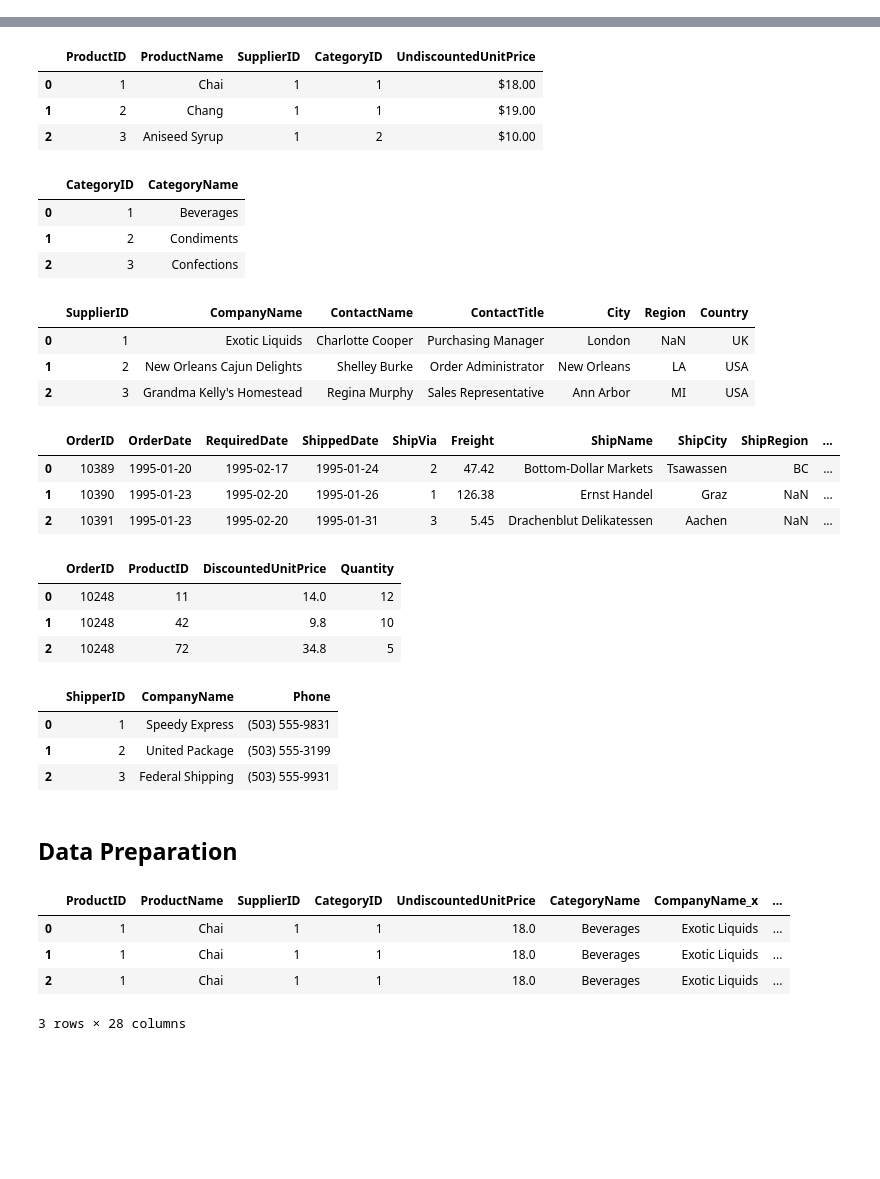
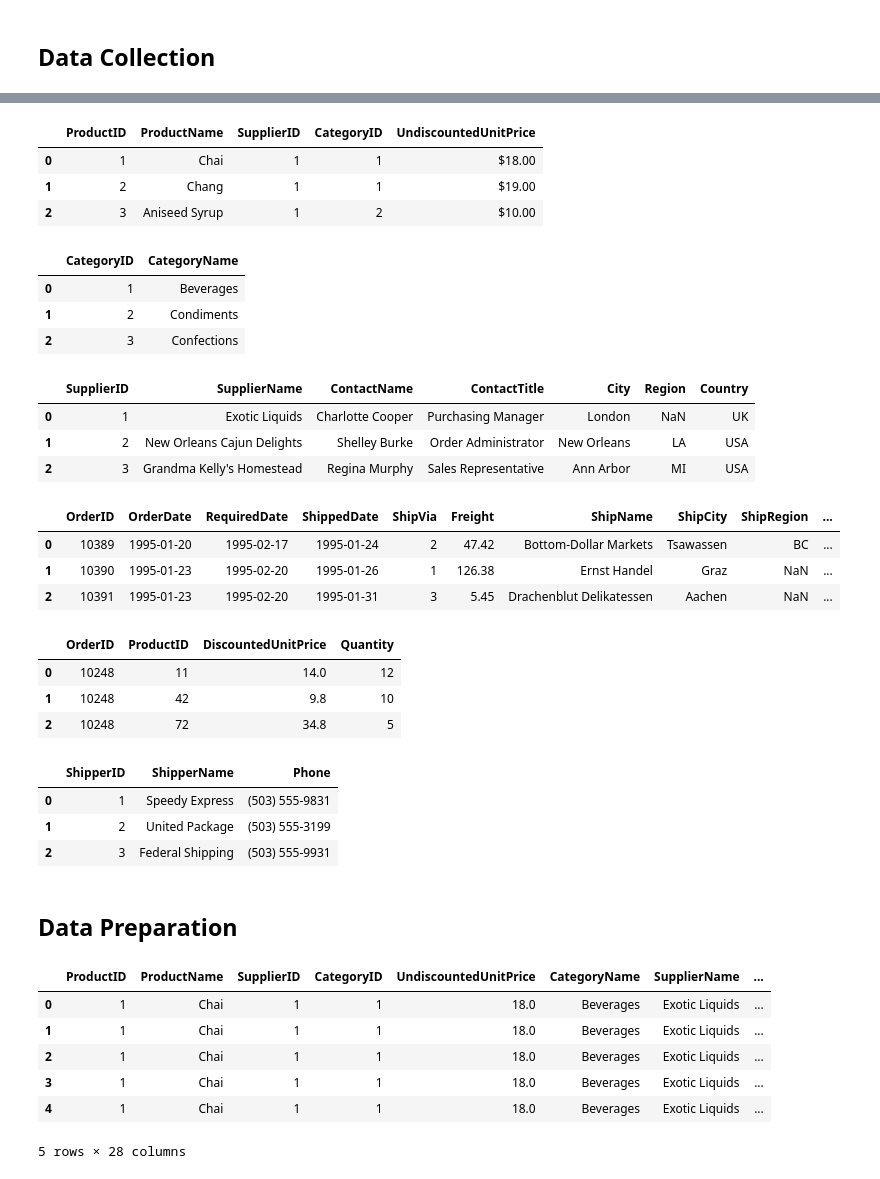
Before and after one commit to Waleed18574/Python-Project-Analyzing-Northwind-Data, a Jupyter notebook: notebook/Suppliers-Analysis.ipynb, the cells around one changed output, grey strips where cells are left out. Saved outputs shown, nothing was run; the diff lists cells and outputs as text; code cells hidden in the pictures; blank space fills up the shorter version.

Commit message:
added the suppliers_analysis.ipynb file

```diff
--- a/notebook/Suppliers-Analysis.ipynb
+++ b/notebook/Suppliers-Analysis.ipynb
@@ -1,3 +3,5 @@
+# %% [markdown]
+## **Data Collection**
 # %%
 import pandas as pd
 import matplotlib.pyplot as plt
@@ -6,6 +11,6 @@ import folium as fm
 # %%
 products_cols = ["ProductID","ProductName","SupplierID","CategoryID","UndiscountedUnitPrice",]
-suppliers_cols = ["SupplierID","CompanyName","ContactName","ContactTitle","City","Region","Country"]
+suppliers_cols = ["SupplierID","SupplierName","ContactName","ContactTitle","City","Region","Country"]
 orders_cols = ["OrderID","OrderDate","RequiredDate","ShippedDate","ShipVia","Freight","ShipName","ShipCity","ShipRegion","ShipPostalCode","ShipCountry"]
 categories_cols = ["CategoryID","CategoryName"]
 
@@ -13,6 +18,6 @@ products = pd.read_csv("../data/products.csv", usecols=products_cols, encoding='
 categories = pd.read_csv("../data/categories.csv", usecols=categories_cols, encoding='latin1')
 suppliers = pd.read_csv("../data/suppliers.csv", usecols=suppliers_cols, encoding='latin1')
 orders = pd.read_csv("../data/orders.csv", usecols= orders_cols, encoding='latin1')
-order_details = pd.read_csv("../data/order_details.csv")
-shippers = pd.read_csv("../data/shippers.csv")
+order_details = pd.read_csv("../data/order_details.csv",encoding='latin1')
+shippers = pd.read_csv("../data/shippers.csv",encoding='latin1')
 # %%
@@ -59,7 +64,7 @@ display(products.head(3), categories.head(3),suppliers.head(3), orders.head(3),
 | 0 | 1 | Beverages |
 | 1 | 2 | Condiments |
 | 2 | 3 | Confections |
-|  | SupplierID | CompanyName | ContactName | ContactTitle | City | Region | Country |
+|  | SupplierID | SupplierName | ContactName | ContactTitle | City | Region | Country |
 | 0 | 1 | Exotic Liquids | Charlotte Cooper | Purchasing Manager | London | NaN | UK |
 | 1 | 2 | New Orleans Cajun Delights | Shelley Burke | Order Administrator | New Orleans | LA | USA |
 | 2 | 3 | Grandma Kelly's Homestead | Regina Murphy | Sales Representative | Ann Arbor | MI | USA |
@@ -71,36 +76,39 @@ display(products.head(3), categories.head(3),suppliers.head(3), orders.head(3),
 | 0 | 10248 | 11 | 14.0 | 12 |
 | 1 | 10248 | 42 | 9.8 | 10 |
 | 2 | 10248 | 72 | 34.8 | 5 |
-|  | ShipperID | CompanyName | Phone |
+|  | ShipperID | ShipperName | Phone |
 | 0 | 1 | Speedy Express | (503) 555-9831 |
 | 1 | 2 | United Package | (503) 555-3199 |
 | 2 | 3 | Federal Shipping | (503) 555-9931 |
 # %% [markdown]
-## Data Preparation
+## **Data Preparation**
 # %%
 products["UndiscountedUnitPrice"] = products["UndiscountedUnitPrice"].str.replace("$","").astype("float64")
 
 orders["OrderDate"] = pd.to_datetime(orders["OrderDate"])
 orders["ShippedDate"] = pd.to_datetime(orders["ShippedDate"])
+orders["RequiredDate"] = pd.to_datetime(orders["RequiredDate"])
 orders['ShippingTime'] = (orders['ShippedDate'] - orders['OrderDate']).dt.days
 
 orders.rename(columns={"ShipVia":"ShipperID"}, inplace=True)
 # %%
 suppliers_analysis = (
     products.merge(categories, on="CategoryID")
     .merge(suppliers, on="SupplierID")
     .merge(order_details, on="ProductID")
     .merge(orders, on="OrderID")
     .merge(shippers, on="ShipperID")
-).head(3)
+)
 
-suppliers_analysis
+suppliers_analysis.head()
 # %% [output]
-|  | ProductID | ProductName | SupplierID | CategoryID | UndiscountedUnitPrice | CategoryName | CompanyName_x | ... |
+|  | ProductID | ProductName | SupplierID | CategoryID | UndiscountedUnitPrice | CategoryName | SupplierName | ... |
 | 0 | 1 | Chai | 1 | 1 | 18.0 | Beverages | Exotic Liquids | ... |
 | 1 | 1 | Chai | 1 | 1 | 18.0 | Beverages | Exotic Liquids | ... |
 | 2 | 1 | Chai | 1 | 1 | 18.0 | Beverages | Exotic Liquids | ... |
+| 3 | 1 | Chai | 1 | 1 | 18.0 | Beverages | Exotic Liquids | ... |
+| 4 | 1 | Chai | 1 | 1 | 18.0 | Beverages | Exotic Liquids | ... |
-3 rows × 28 columns
+5 rows × 28 columns
 # %%
 suppliers_analysis["Revenue"] = suppliers_analysis["DiscountedUnitPrice"]*suppliers_analysis["Quantity"]
 
```
Also changed, not shown: parts of 26 cells of this notebook, 8 other files.
